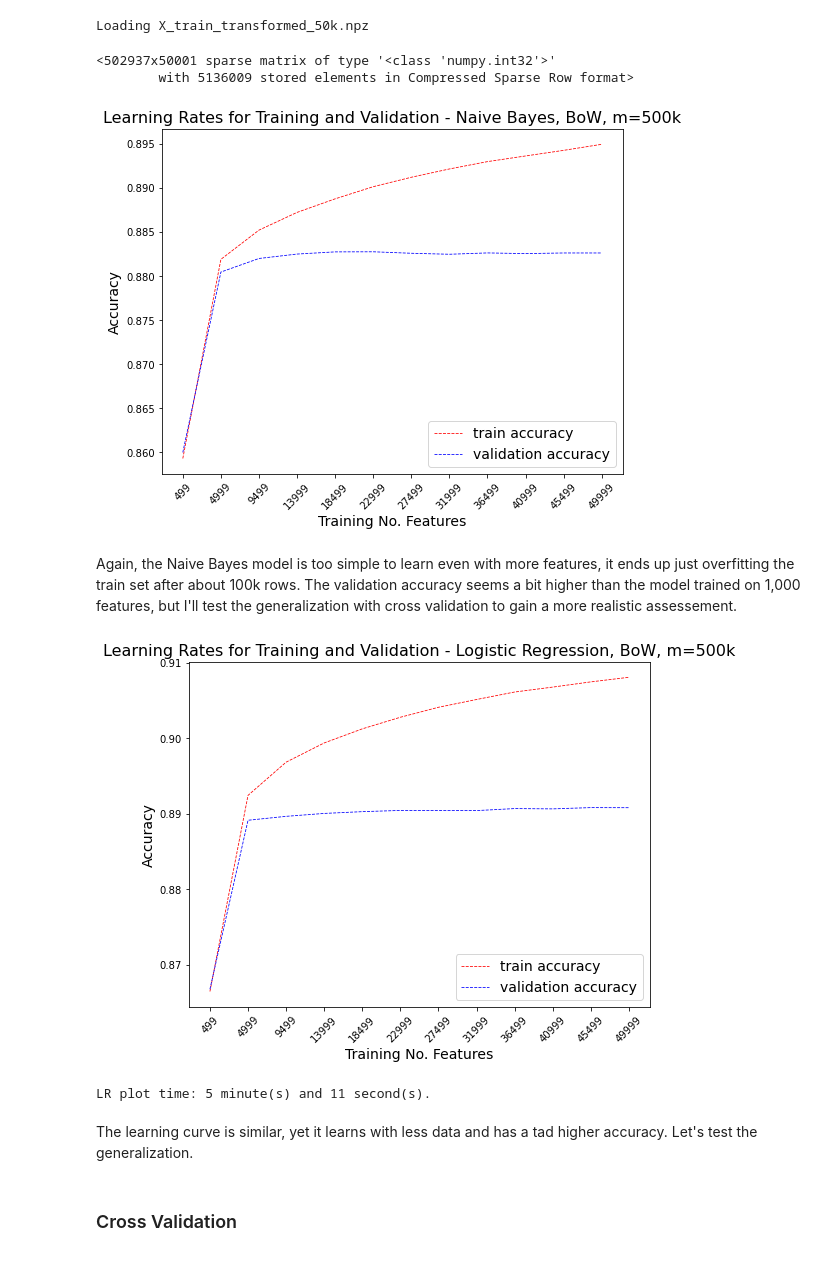
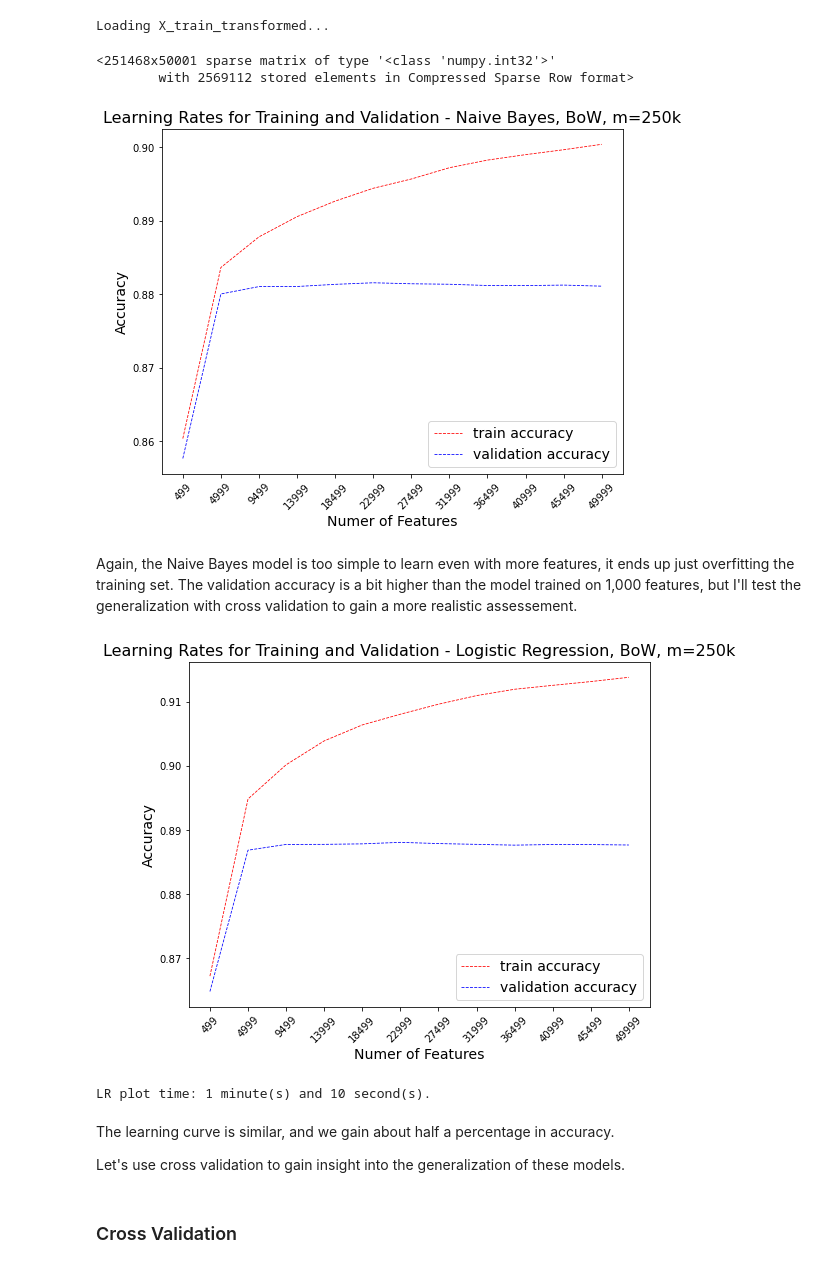
Before and after one commit to BigBangData/NaturalLanguageProcessing, a Jupyter notebook: sentiment140/00_POC4_NB_LR_LearningCurves.ipynb, the cells around one changed output. Drawn from its saved outputs; the diff is of its cells as text; code cells hidden in the pictures.

```diff
--- a/sentiment140/00_POC4_NB_LR_LearningCurves.ipynb
+++ b/sentiment140/00_POC4_NB_LR_LearningCurves.ipynb
@@ -59,20 +60,20 @@ proc_dir = os.path.join("..","data","3_processed","sentiment140")
 
 try:
     # load X_train_transformed
-    X_train_transformed = sp.load_npz(os.path.join(proc_dir, "X_train_transformed.npz"))
-    print('Loading X_train_transformed.npz')
+    X_train_transformed = sp.load_npz(os.path.join(proc_dir, "X_train_transformed_BoW_250k_1k.npz"))
+    print('Loading X_train_transformed...')
 except:
-    print('Preprocessing X_array with n=1000')
+    print('Preprocessing X_array as BoW with m=250k, n=1k...')
     preprocess_pipeline = Pipeline([
         ("document_to_wordcount", Cmod.DocumentToWordCounterTransformer()),
-        ("wordcount_to_vector", Cmod.WordCounterToVectorTransformer()),
+        ("wordcount_to_vector", Cmod.WordCounterToVectorTransformer()), # default is n=1k
     ])
     start_pipeline = time.time()
-    X_train_transformed = preprocess_pipeline.fit_transform(X_array)
+    X_train_transformed = preprocess_pipeline.fit_transform(X_array) # currently 250k
     # save preprocessed data
-    sp.save_npz(os.path.join(proc_dir, 'X_train_transformed.npz'), X_train_transformed)
-
-    # first time approx 12 mins
+    sp.save_npz(os.path.join(proc_dir, 'X_train_transformed_BoW_250k_1k.npz'), X_train_transformed)
+    # print processing time
     mins, secs = divmod(time.time() - start_pipeline, 60)
-    print(f'Preprocessing pipeline time: {mins:0.0f} minute(s) and {secs:0.0f} second(s).')
+    print(f'Preprocessing time: {mins:0.0f} minute(s) and {secs:0.0f} second(s).')
+    # Preprocessing time: 2 minute(s) and 42 second(s).
 # %% [output]
@@ -213,29 +213,29 @@ y_sample_array = y_sample.iloc[:,0].ravel()
 # %%
 try:
     # load X_train_transformed
-    X_train_transformed_50k = sp.load_npz(os.path.join(proc_dir, "X_train_transformed_50k.npz"))
-    print('Loading X_train_transformed_50k.npz')
+    X_train_transformed = sp.load_npz(os.path.join(proc_dir, "X_train_transformed_BoW_250k_50k.npz"))
+    print('Loading X_train_transformed...')
 except:
-    print('Preprocessing X_sample_array with m,n=500k,50k')
-    preprocess_pipeline_50k = Pipeline([
+    print('Preprocessing X_array as BoW with m=250k, n=1k...')
+    preprocess_pipeline = Pipeline([
         ("document_to_wordcount", Cmod.DocumentToWordCounterTransformer()),
         ("wordcount_to_vector", Cmod.WordCounterToVectorTransformer(vocabulary_size=50000)),
     ])
     start_pipeline = time.time()
-    X_train_transformed_50k = preprocess_pipeline_50k.fit_transform(X_sample_array)
+    X_train_transformed = preprocess_pipeline.fit_transform(X_array) # currently 250k
     # save preprocessed data
-    sp.save_npz(os.path.join(proc_dir, 'X_train_transformed_50k.npz'), X_train_transformed_50k)
-
-    # first time approx 6 mins
+    sp.save_npz(os.path.join(proc_dir, 'X_train_transformed_BoW_250k_50k.npz'), X_train_transformed)
+    # print processing time
     mins, secs = divmod(time.time() - start_pipeline, 60)
-    print(f'Preprocessing pipeline time: {mins:0.0f} minute(s) and {secs:0.0f} second(s).')
+    print(f'Preprocessing time: {mins:0.0f} minute(s) and {secs:0.0f} second(s).')
+    # Preprocessing time: 2 minute(s) and 41 second(s).
 # %% [output]
-Loading X_train_transformed_50k.npz
+Loading X_train_transformed...
-# %%
-X_train_transformed_50k
-# %% [output]
-<502937x50001 sparse matrix of type '<class 'numpy.int32'>'
-        with 5136009 stored elements in Compressed Sparse Row format>
+# %%
+X_train_transformed
+# %% [output]
+<251468x50001 sparse matrix of type '<class 'numpy.int32'>'
+        with 2569112 stored elements in Compressed Sparse Row format>
 # %%
 def plot_learning_curves_feed_n(model, X, y, Xname):
     """Plot the learning curves for train and validation sets,
@@ -276,31 +276,29 @@ def plot_learning_curves_feed_n(model, X, y, Xname):
                        Xname]),
               fontsize=16)
     plt.legend(loc="lower right", fontsize=14)
-    plt.xlabel("Training No. Features", fontsize=14)
+    plt.xlabel("Numer of Features", fontsize=14)
     plt.ylabel("Accuracy", fontsize=14)
     plt.show()
 # %%
-plot_learning_curves_feed_n(NB_clf,
-                            X_train_transformed_50k,
-                            y_sample_array,
-                            'Naive Bayes, BoW, m=500k')
+plot_learning_curves_feed_n(NB_clf, X_train_transformed, y_array,
+                            'Naive Bayes, BoW, m=250k')
 # %% [output]
-[figure, old version]
+[figure, new version]
 # %% [markdown]
-Again, the Naive Bayes model is too simple to learn even with more features, it ends up just overfitting the train set after about 100k rows. The validation accuracy seems a bit higher than the model trained on 1,000 features, but I'll test the generalization with cross validation to gain a more realistic assessement.
+Again, the Naive Bayes model is too simple to learn even with more features, it ends up just overfitting the training set. The validation accuracy is a bit higher than the model trained on 1,000 features, but I'll test the generalization with cross validation to gain a more realistic assessement.
 # %%
 start_plot = time.time()
-plot_learning_curves_feed_n(log_clf,
-                            X_train_transformed_50k,
-                            y_sample_array,
-                            'Logistic Regression, BoW, m=500k')
+plot_learning_curves_feed_n(log_clf, X_train_transformed, y_array,
+                            'Logistic Regression, BoW, m=250k')
 mins, secs = divmod(time.time() - start_plot, 60)
 print(f'LR plot time: {mins:0.0f} minute(s) and {secs:0.0f} second(s).')
 # %% [output]
-[figure, old version]
+[figure, new version]
-LR plot time: 5 minute(s) and 11 second(s).
+LR plot time: 1 minute(s) and 10 second(s).
 # %% [markdown]
-The learning curve is similar, yet it learns with less data and has a tad higher accuracy. Let's test the generalization.
+The learning curve is similar, and we gain about half a percentage in accuracy.
+
+Let's use cross validation to gain insight into the generalization of these models.
 # %% [markdown]
 ### Cross Validation
 # %%
```
Also changed, not shown: parts of 37 cells of this notebook.
